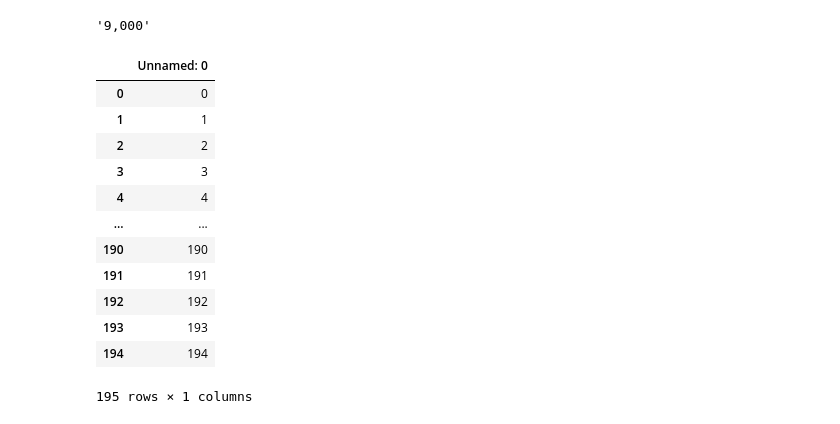
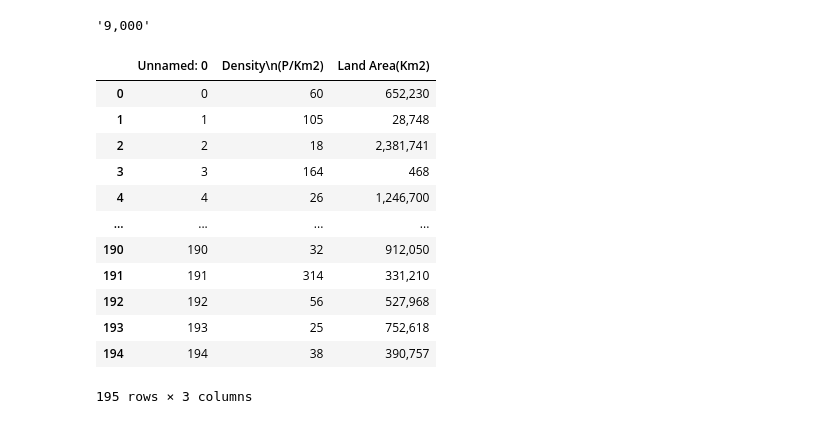
Before and after one commit to ElenaLara14/promoi-modulo3-sprint1-pairprogramming-CAROLINA-ELENA-, a Jupyter notebook: leccion3.ipynb, the cells around one changed output. Drawn from its saved outputs; the diff is of its cells as text; code cells hidden in the pictures.

```diff
--- a/leccion3.ipynb
+++ b/leccion3.ipynb
@@ -238,18 +238,18 @@ df.iloc[1, 6]
 # %%
 #6. Selecciona todas las filas para las columnas 0, 2, y 5 utilizando iloc.
 
-df.iloc[:, 0:2:5]
+df.iloc[:, [0, 2, 5]]
 # %% [output]
-|  | Unnamed: 0 |
-| 0 | 0 |
-| 1 | 1 |
-| 2 | 2 |
-| 3 | 3 |
-| 4 | 4 |
-| ... | ... |
-| 190 | 190 |
-| 191 | 191 |
-| 192 | 192 |
-| 193 | 193 |
-| 194 | 194 |
+|  | Unnamed: 0 | Density\n(P/Km2) | Land Area(Km2) |
+| 0 | 0 | 60 | 652,230 |
+| 1 | 1 | 105 | 28,748 |
+| 2 | 2 | 18 | 2,381,741 |
+| 3 | 3 | 164 | 468 |
+| 4 | 4 | 26 | 1,246,700 |
+| ... | ... | ... | ... |
+| 190 | 190 | 32 | 912,050 |
+| 191 | 191 | 314 | 331,210 |
+| 192 | 192 | 56 | 527,968 |
+| 193 | 193 | 25 | 752,618 |
+| 194 | 194 | 38 | 390,757 |
-195 rows × 1 columns
+195 rows × 3 columns
```
Also changed, not shown: 4 other files.
